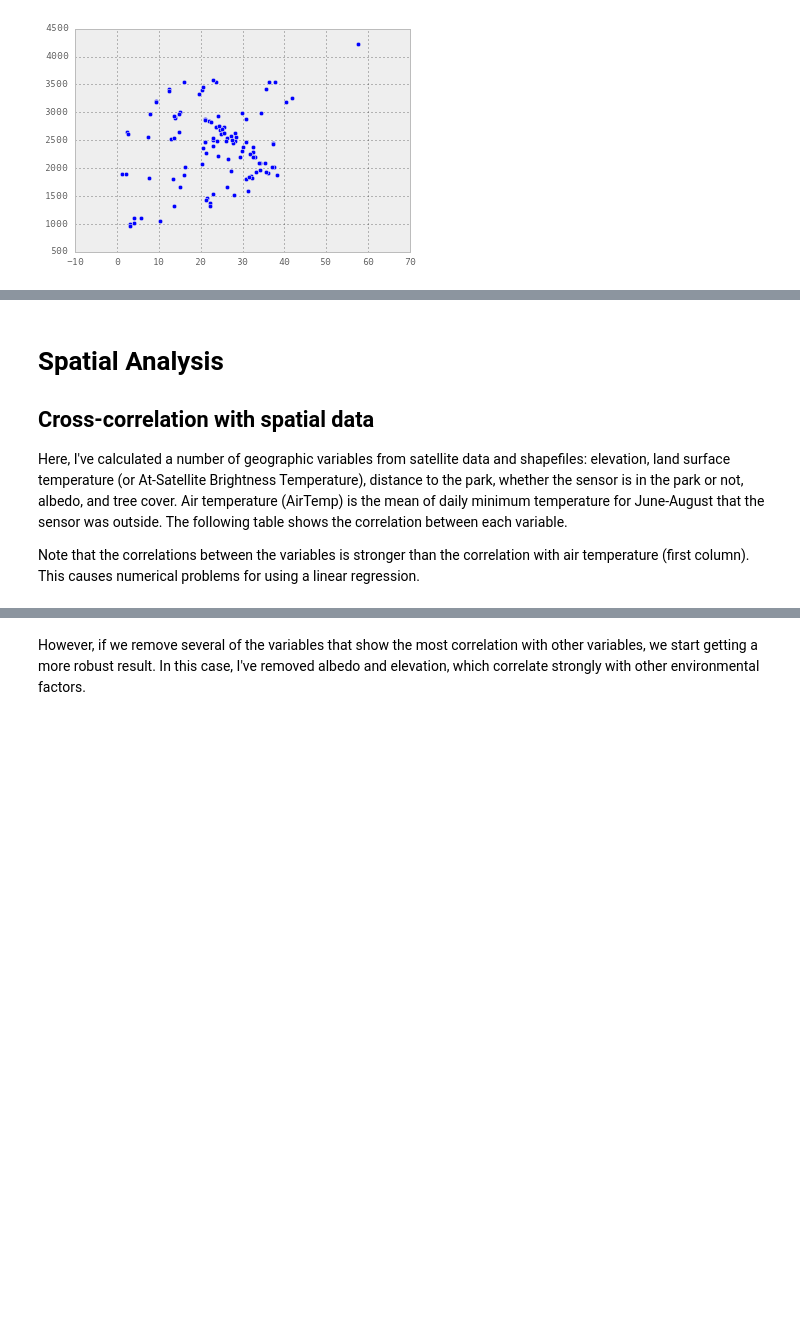
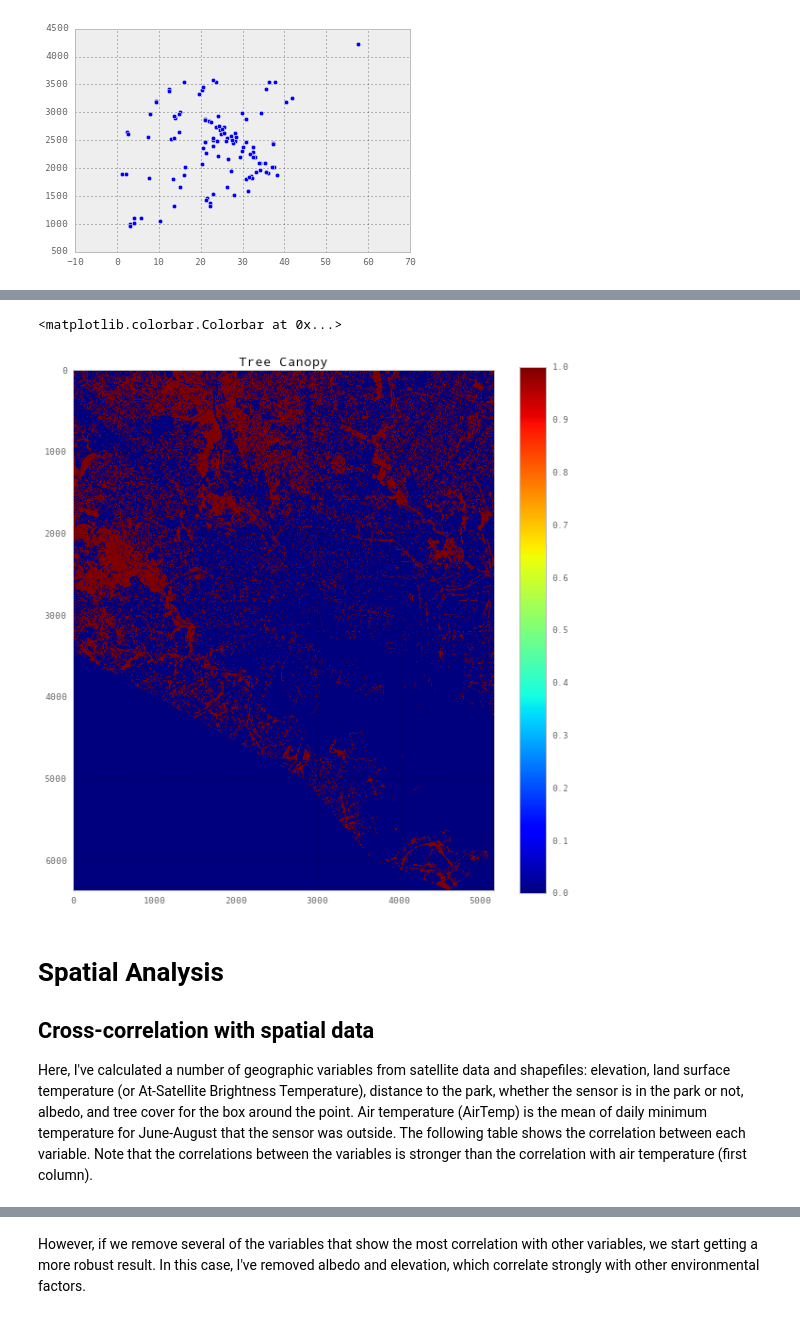
Before and after one commit to gottscott/cityheat, a Jupyter notebook: Bmore/maps.ipynb, the cells around one changed output, grey strips where cells are left out. Saved outputs shown, nothing was run; the diff lists cells and outputs as text; code cells hidden in the pictures; blank space fills up the shorter version.

```diff
--- a/Bmore/maps.ipynb
+++ b/Bmore/maps.ipynb
@@ -155,8 +155,15 @@ plt.title('Mean Temp versus LST')
+# %%
+#data = src.ReadAsArray()
+plt.figure(figsize = [10,10])
+plt.imshow(data)
+plt.title('Tree Canopy')
+plt.colorbar()
+# %% [output]
+<matplotlib.colorbar.Colorbar at 0x...>
+[figure, added]
 # %% [markdown]
 # Spatial Analysis
 ## Cross-correlation with spatial data
 
-Here, I've calculated a number of geographic variables from satellite data and shapefiles: elevation, land surface temperature (or At-Satellite Brightness Temperature), distance to the park, whether the sensor is in the park or not, albedo, and tree cover. Air temperature (AirTemp) is the mean of daily minimum temperature for June-August that the sensor was outside. The following table shows the correlation between each variable.
-
-Note that the correlations between the variables is stronger than the correlation with air temperature (first column). This causes numerical problems for using a linear regression.
+Here, I've calculated a number of geographic variables from satellite data and shapefiles: elevation, land surface temperature (or At-Satellite Brightness Temperature), distance to the park, whether the sensor is in the park or not, albedo, and tree cover for the box around the point. Air temperature (AirTemp) is the mean of daily minimum temperature for June-August that the sensor was outside. The following table shows the correlation between each variable. Note that the correlations between the variables is stronger than the correlation with air temperature (first column).
 # %%
```
Also changed, not shown: parts of 17 cells of this notebook.
